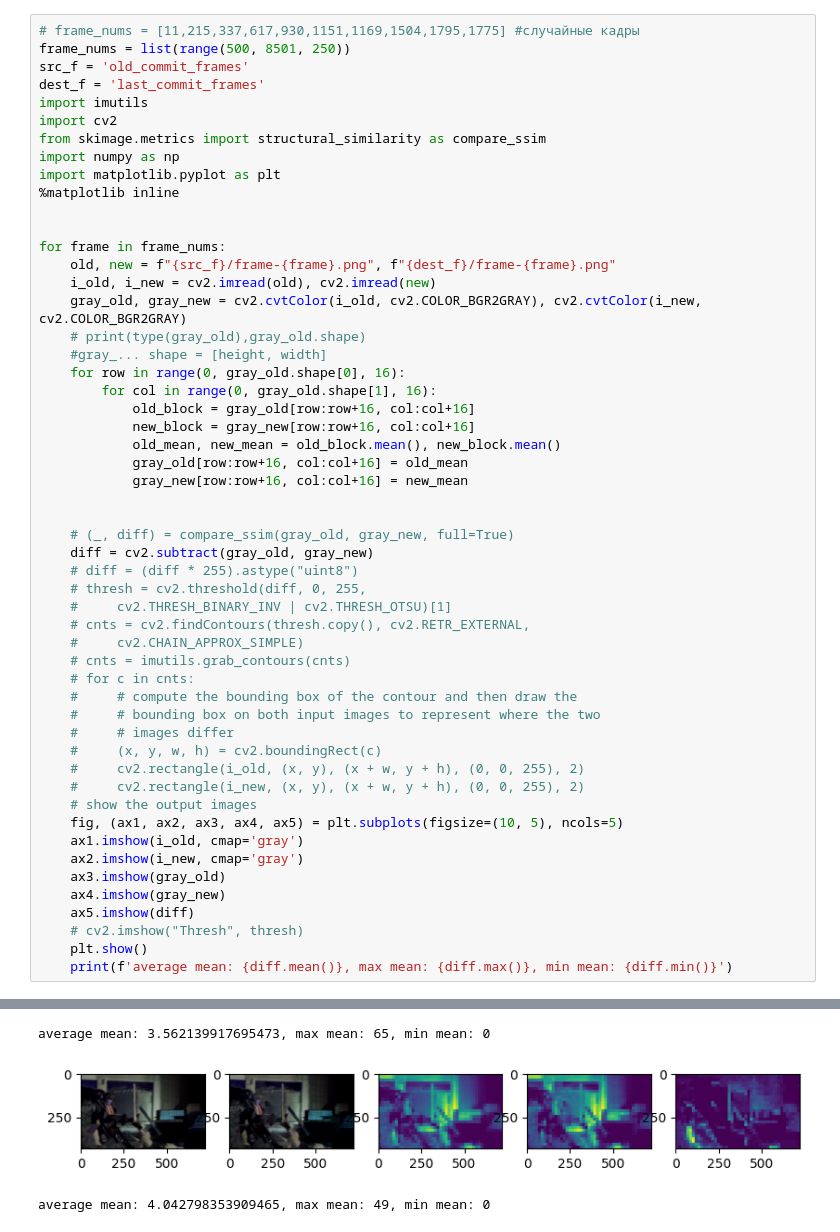
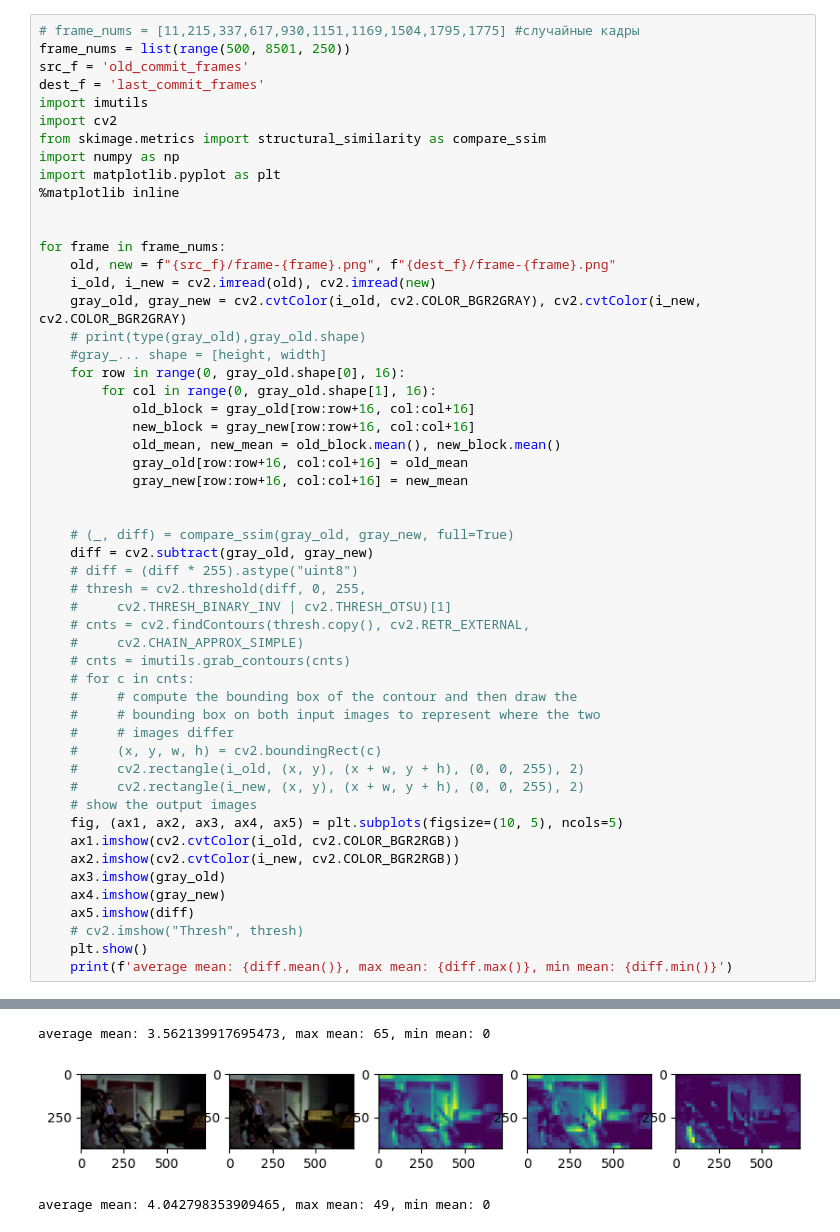
Before and after one commit to ComexpResearchLab/fastest-h264-decoding, a Jupyter notebook: compare.ipynb, the cells around one changed output, grey strips where cells are left out. Saved outputs shown, nothing was run; the diff lists cells and outputs as text.

```diff
--- a/compare.ipynb
+++ b/compare.ipynb
@@ -27,36 +27,36 @@ for frame in frame_nums:
 
 
     # (_, diff) = compare_ssim(gray_old, gray_new, full=True)
     diff = cv2.subtract(gray_old, gray_new)
     # diff = (diff * 255).astype("uint8")
     # thresh = cv2.threshold(diff, 0, 255,
 	#     cv2.THRESH_BINARY_INV | cv2.THRESH_OTSU)[1]
     # cnts = cv2.findContours(thresh.copy(), cv2.RETR_EXTERNAL,
     #     cv2.CHAIN_APPROX_SIMPLE)
     # cnts = imutils.grab_contours(cnts)
     # for c in cnts:
     #     # compute the bounding box of the contour and then draw the
     #     # bounding box on both input images to represent where the two
     #     # images differ
     #     (x, y, w, h) = cv2.boundingRect(c)
     #     cv2.rectangle(i_old, (x, y), (x + w, y + h), (0, 0, 255), 2)
     #     cv2.rectangle(i_new, (x, y), (x + w, y + h), (0, 0, 255), 2)
     # show the output images
     fig, (ax1, ax2, ax3, ax4, ax5) = plt.subplots(figsize=(10, 5), ncols=5)
-    ax1.imshow(i_old, cmap='gray')
-    ax2.imshow(i_new, cmap='gray')
+    ax1.imshow(cv2.cvtColor(i_old, cv2.COLOR_BGR2RGB))
+    ax2.imshow(cv2.cvtColor(i_new, cv2.COLOR_BGR2RGB))
     ax3.imshow(gray_old)
     ax4.imshow(gray_new)
     ax5.imshow(diff)
     # cv2.imshow("Thresh", thresh)
     plt.show()
     print(f'average mean: {diff.mean()}, max mean: {diff.max()}, min mean: {diff.min()}')
 # %% [output]
 [figure]
 average mean: 3.7901234567901234, max mean: 47, min mean: 0
 [figure]
 average mean: 3.562139917695473, max mean: 65, min mean: 0
-[figure, old version]
+[figure, new version]
 average mean: 4.042798353909465, max mean: 49, min mean: 0
 [figure]
 average mean: 2.022222222222222, max mean: 33, min mean: 0
```
Also changed, not shown: 1 other file.
